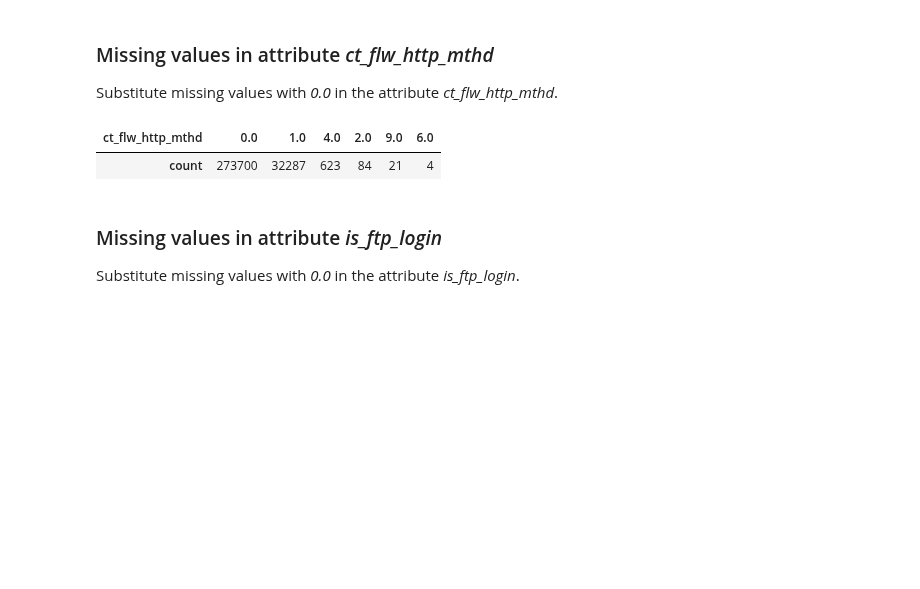
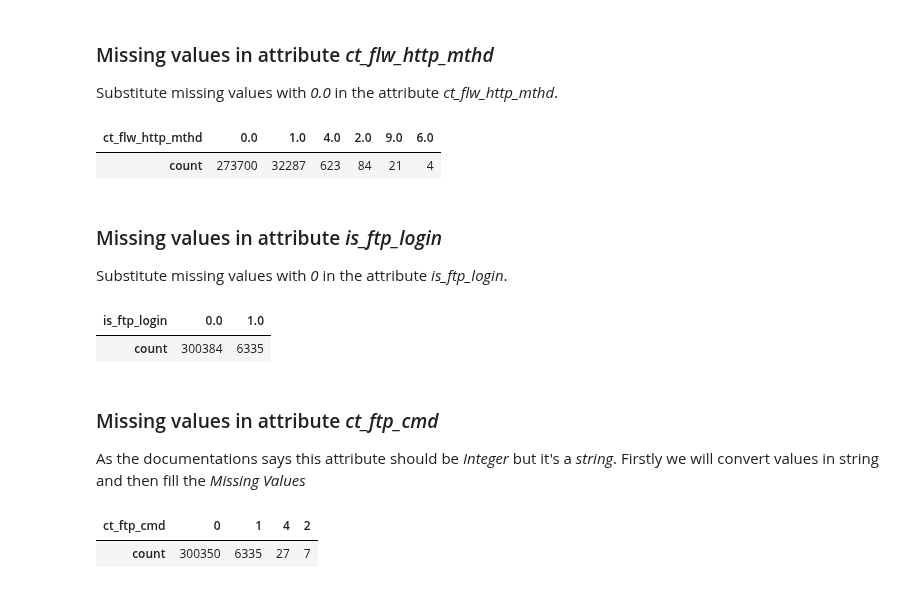
Before and after one commit to Mugna46/AI_project, a Jupyter notebook: AI.ipynb, the cells around one changed output. Saved outputs shown, nothing was run; the diff lists cells and outputs as text; code cells hidden in the pictures; blank space fills up the shorter version.

```diff
--- a/AI.ipynb
+++ b/AI.ipynb
@@ -693,4 +692,27 @@ df['ct_flw_http_mthd'].value_counts().to_frame().T
 # %% [markdown]
 ### Missing values in attribute *is_ftp_login*
 
-Substitute missing values with *0.0* in the attribute *is_ftp_login*.
+Substitute missing values with *0* in the attribute *is_ftp_login*.
+# %%
+is_ftp_missing_value = df[df['is_ftp_login'].isnull() | (df['is_ftp_login'] != 1.0) & (df['is_ftp_login'] != 0.0)]
+
+df.loc[is_ftp_missing_value.index, 'is_ftp_login'] = 0
+
+df['is_ftp_login'].value_counts().to_frame().T
+# %% [output]
+| is_ftp_login | 0.0 | 1.0 |
+| count | 300384 | 6335 |
+# %% [markdown]
+### Missing values in attribute *ct_ftp_cmd*
+As the documentations says this attribute should be *Integer* but it's a *string*. Firstly we will convert values in string and then fill the *Missing Values*
+# %%
+df['ct_ftp_cmd'] = pd.to_numeric(df['ct_ftp_cmd'], errors='coerce').astype('Int64')
+
+ct_ftp_missing_value = df[df['ct_ftp_cmd'].isnull()]
+
+df.loc[ct_ftp_missing_value.index, 'ct_ftp_cmd'] = 0.0
+
+df['ct_ftp_cmd'].value_counts().to_frame().T
+# %% [output]
+| ct_ftp_cmd | 0 | 1 | 4 | 2 |
+| count | 300350 | 6335 | 27 | 7 |
```
Also changed, not shown: parts of 2 cells of this notebook, 1 other file.
